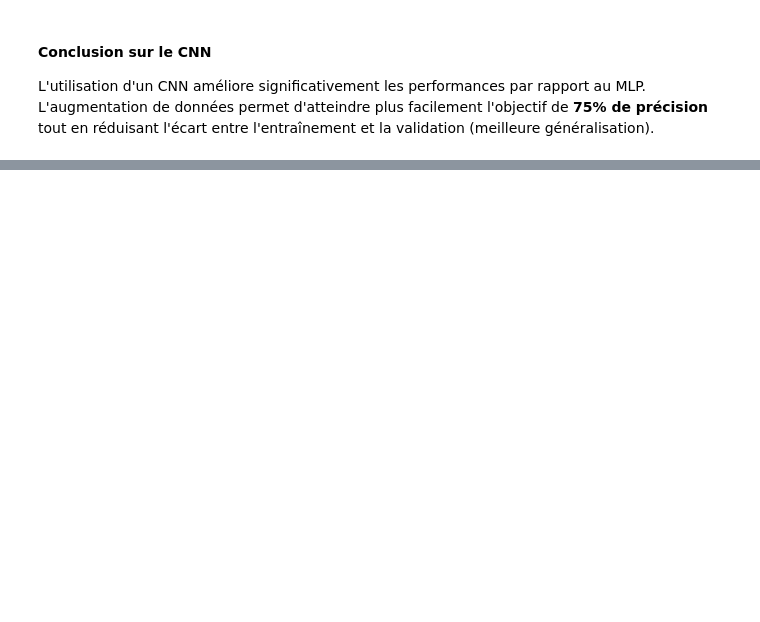
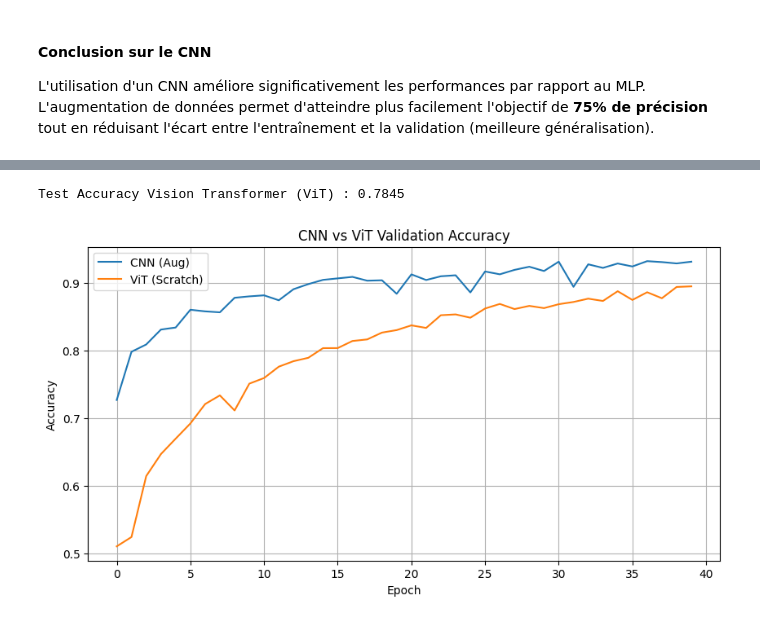
Before and after one commit to tangmomb/Projet-DL, a Jupyter notebook: projet_dl.ipynb, the cells around one changed output, grey strips where cells are left out. Drawn from its saved outputs; the diff is of its cells as text; code cells hidden in the pictures; blank space fills up the shorter version.

Commit message:
feat: implement Vision Transformer (ViT) from scratch for PathMNIST

```diff
--- a/projet_dl.ipynb
+++ b/projet_dl.ipynb
@@ -885,0 +1168,16 @@ L'utilisation d'un CNN améliore significativement les performances par rapport
+# %%
+print("--- Entrainement Vision Transformer (ViT) ---")
+start_vit = time.perf_counter()
+
+# On utilise les mêmes loaders et la fonction d'entrainement générique
+history_vit = train_loop(
+    vit_model,
+    train_loader_aug,
+    val_loader_no_aug,
+    device,
+    epochs=40,
+    lr=5e-4, # On baisse un peu le LR pour la stabilité des transformers
+    augment_fn=gpu_batch_augment,
+)
+
+print(f"Temps total ViT : {time.perf_counter() - start_vit:.1f}s")
@@ -885,0 +1206,17 @@ L'utilisation d'un CNN améliore significativement les performances par rapport
+# %%
+acc_vit = evaluate(vit_model, test_loader)
+print(f"Test Accuracy Vision Transformer (ViT) : {acc_vit:.4f}")
+
+# Courbes de comparaison
+plt.figure(figsize=(10, 5))
+plt.plot(history_aug["val_acc"], label="CNN (Aug)")
+plt.plot(history_vit["val_acc"], label="ViT (Scratch)")
+plt.title("CNN vs ViT Validation Accuracy")
+plt.xlabel("Epoch")
+plt.ylabel("Accuracy")
+plt.legend()
+plt.grid(True)
+plt.show()
+# %% [output]
+Test Accuracy Vision Transformer (ViT) : 0.7845
+[figure, added]
```
Also changed, not shown: parts of 38 cells of this notebook.
